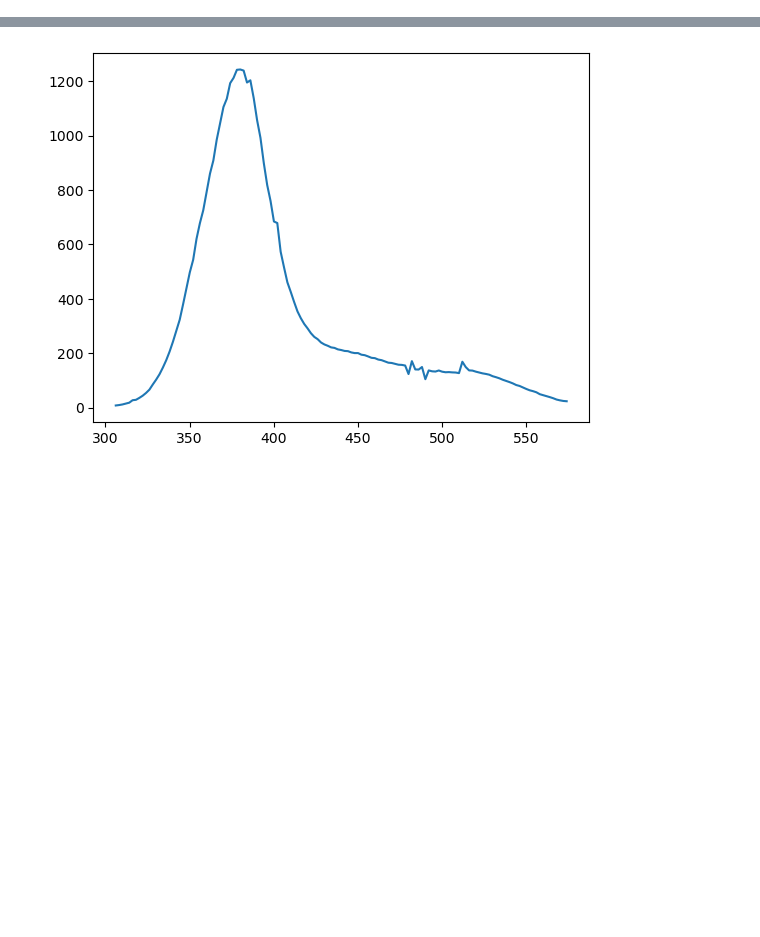
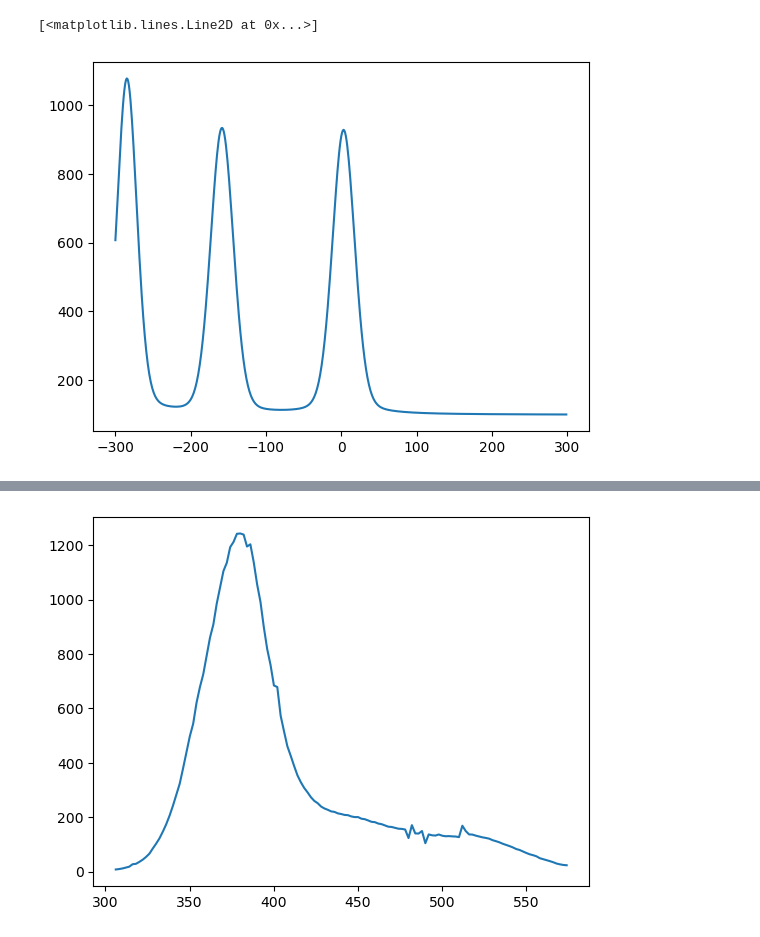
Before and after one commit to yasunobu-ando/EMPeaks, a Jupyter notebook: tsdc_test.ipynb, the cells around one changed output, grey strips where cells are left out. Drawn from its saved outputs; the diff is of its cells as text; code cells hidden in the pictures; blank space fills up the shorter version.

```diff
--- a/tsdc_test.ipynb
+++ b/tsdc_test.ipynb
@@ -3,0 +7,14 @@
+# %%
+from EMPeaks import GaussianMixture
+from EMPeaks import PseudoVoigtMixture
+import numpy as np
+import matplotlib.pyplot as plt
+test = GaussianMixture.GaussianMixtureModel(K=3)
+test = PseudoVoigtMixture.PseudoVoigtMixtureModel(K=3)
+x = np.arange(-300, 300)
+y = test.predict(x) * 1e+5 + 100
+
+plt.plot(x,y)
+# %% [output]
+[<matplotlib.lines.Line2D at 0x...>]
+[figure, added]
```
Also changed, not shown: parts of 2 cells of this notebook, 2 other files.
